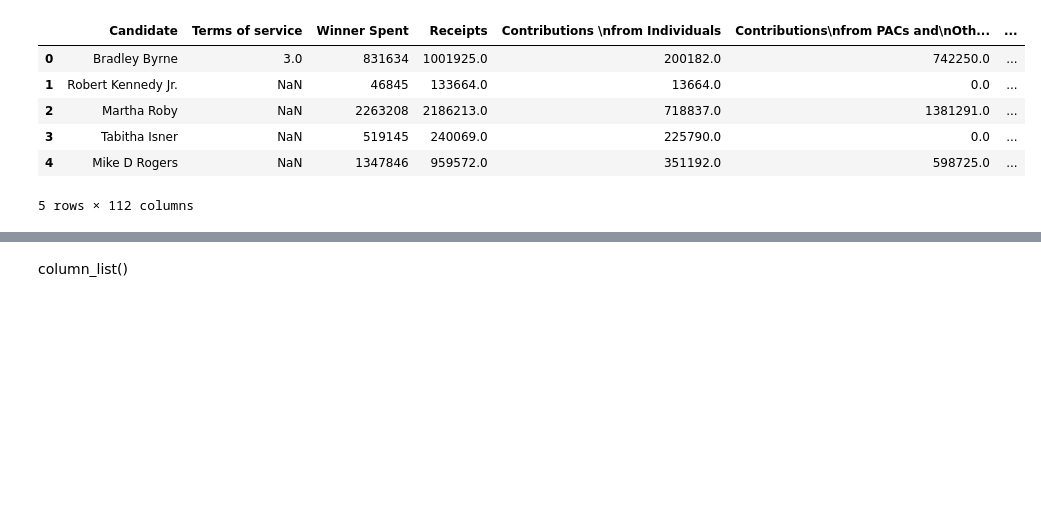
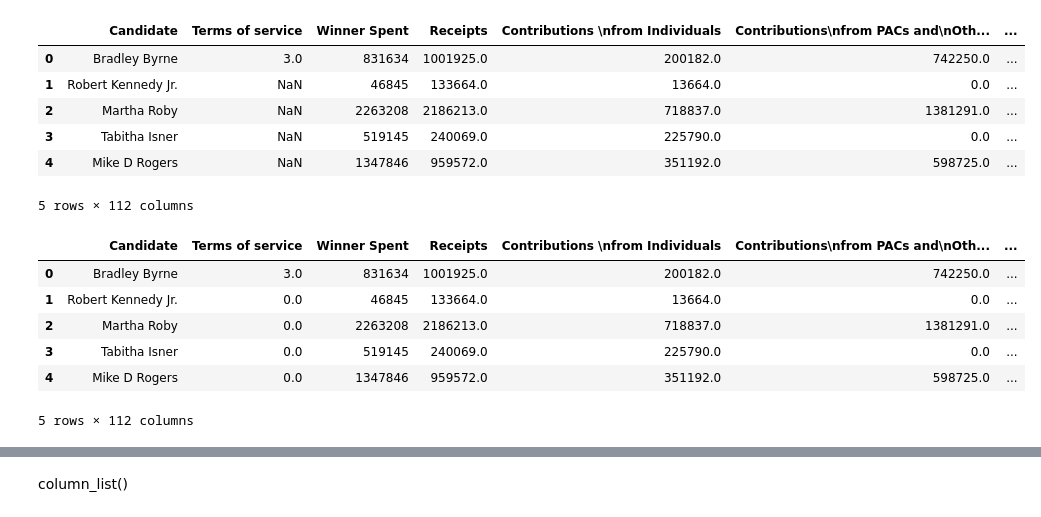
Before and after one commit to michaelberg1005/Final-Project, a Jupyter notebook: S3_link.ipynb, the cells around one changed output, grey strips where cells are left out. Drawn from its saved outputs; the diff is of its cells as text; code cells hidden in the pictures; blank space fills up the shorter version.

```diff
--- a/S3_link.ipynb
+++ b/S3_link.ipynb
@@ -57,3 +57,14 @@ data_with_dummies.head()
 5 rows × 112 columns
 # %%
 column_list = data_with_dummies.columns
+# %%
+data_without_nan = data_with_dummies.fillna(0)
+data_without_nan.head()
+# %% [output]
+|  | Candidate | Terms of service | Winner Spent | Receipts | Contributions \nfrom Individuals | Contributions\nfrom PACs and\nOth... | ... |
+| 0 | Bradley Byrne | 3.0 | 831634 | 1001925.0 | 200182.0 | 742250.0 | ... |
+| 1 | Robert Kennedy Jr. | 0.0 | 46845 | 133664.0 | 13664.0 | 0.0 | ... |
+| 2 | Martha Roby | 0.0 | 2263208 | 2186213.0 | 718837.0 | 1381291.0 | ... |
+| 3 | Tabitha Isner | 0.0 | 519145 | 240069.0 | 225790.0 | 0.0 | ... |
+| 4 | Mike D Rogers | 0.0 | 1347846 | 959572.0 | 351192.0 | 598725.0 | ... |
+5 rows × 112 columns
```
Also changed, not shown: parts of 8 cells of this notebook.
